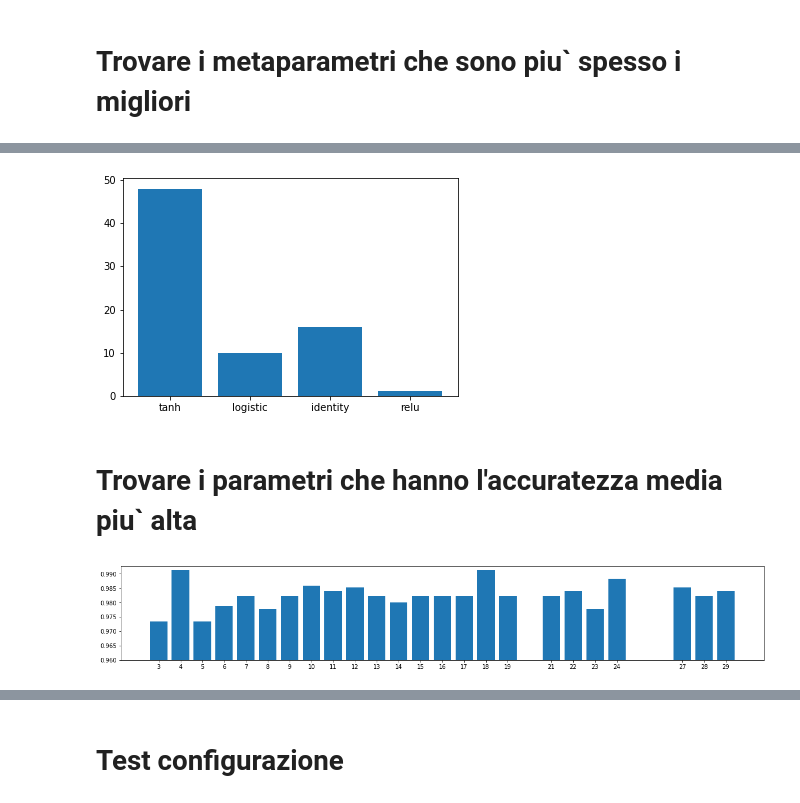
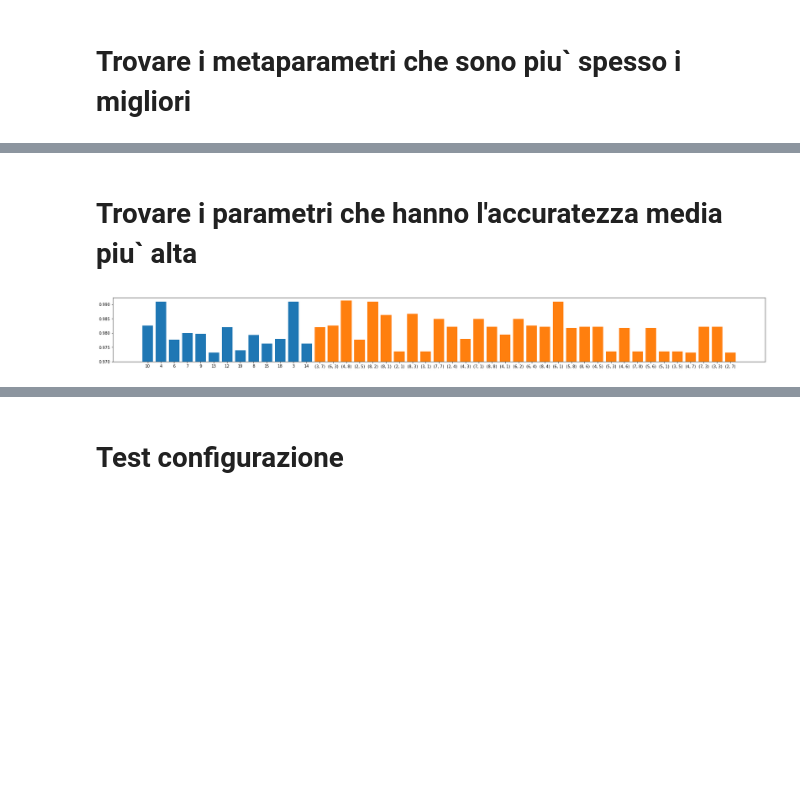
Before and after one commit to scutta2000/tirocinio-reperti-archeologici, a Jupyter notebook: src/Notebooks/hyper-parametri_NN.ipynb, the cells around one changed output, grey strips where cells are left out. Saved outputs shown, nothing was run; the diff lists cells and outputs as text; code cells hidden in the pictures; blank space fills up the shorter version.

```diff
--- a/src/Notebooks/hyper-parametri_NN.ipynb
+++ b/src/Notebooks/hyper-parametri_NN.ipynb
@@ -61,34 +93,46 @@ plt.show()
-# %%
-import matplotlib.pyplot as plt
-activations= dict()
-for p, _ in params:
-    n = p['activation']
-    # if p['hidden_layer_sizes'] != 5:
-    #     continue
-    if n in activations:
-        activations[n] +=1
-    else:
-        activations[n] = 1
-
-plt.bar(*zip(*activations.items()))
-plt.xticks(list(activations.keys()))
-plt.show()
-# %% [output]
-[figure, removed]
 # %% [markdown]
 # Trovare i parametri che hanno l'accuratezza media piu` alta
+# %%
+oneLayer= dict()
+twoLayer=dict()
+
+for p, s in params:
+    n = p['hidden_layer_sizes']
+
+    if isinstance(n, tuple):
+        n = str(n)
+        if n in twoLayer.keys():
+            twoLayer[n].append(s)
+        else:
+            twoLayer[n]=[s]
+    else:
+        n = str(n)
+        if n in oneLayer.keys():
+            oneLayer[n].append(s)
+        else:
+            oneLayer[n] = [s]
+
+
+
+
+plt.figure(figsize=(30, 3))  # width:20, height:3
+plt.bar(*zip(*[(k, sum(v)/len(v)-0.97) for k, v in oneLayer.items()]), bottom=0.97)
+plt.bar(*zip(*[(k, sum(v)/len(v)-0.97) for k, v in twoLayer.items()]), bottom=0.97)
+plt.xticks(list(oneLayer.keys()) + list(twoLayer.keys()))
+plt.show()
+# %% [output]
+[figure, added]
 # %%
-import matplotlib.pyplot as plt
-hl_size = dict()
+activations = dict()
 for p, s in params:
-    p = p['hidden_layer_sizes']
-    if p in hl_size:
-        hl_size[p].append(s)
+    p = p['activation']
+    if p in activations:
+        activations[p].append(s)
     else:
-        hl_size[p] = [s]\
+        activations[p] = [s]
 
 x, y = [], []
-for k, e in hl_size.items():
+for k, e in activations.items():
     x.append(k)
     y.append(sum(e)/len(e) - 0.96)
 
@@ -96,7 +140,5 @@ plt.figure(figsize=(20, 3))  # width:20, height:3
 plt.bar(x,y, bottom=0.96)
 
 
-plt.xticks(list(hl_size.keys()))
+plt.xticks(list(activations.keys()))
 plt.show()
-# %% [output]
-[figure, removed]
```
Also changed, not shown: parts of 6 cells of this notebook, 12 other files.
